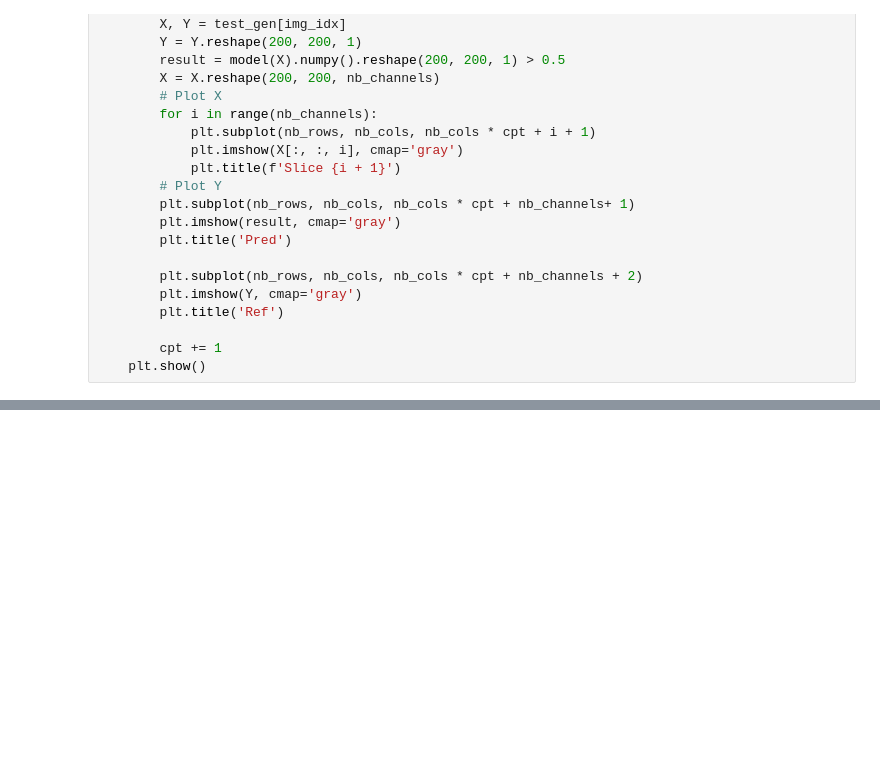
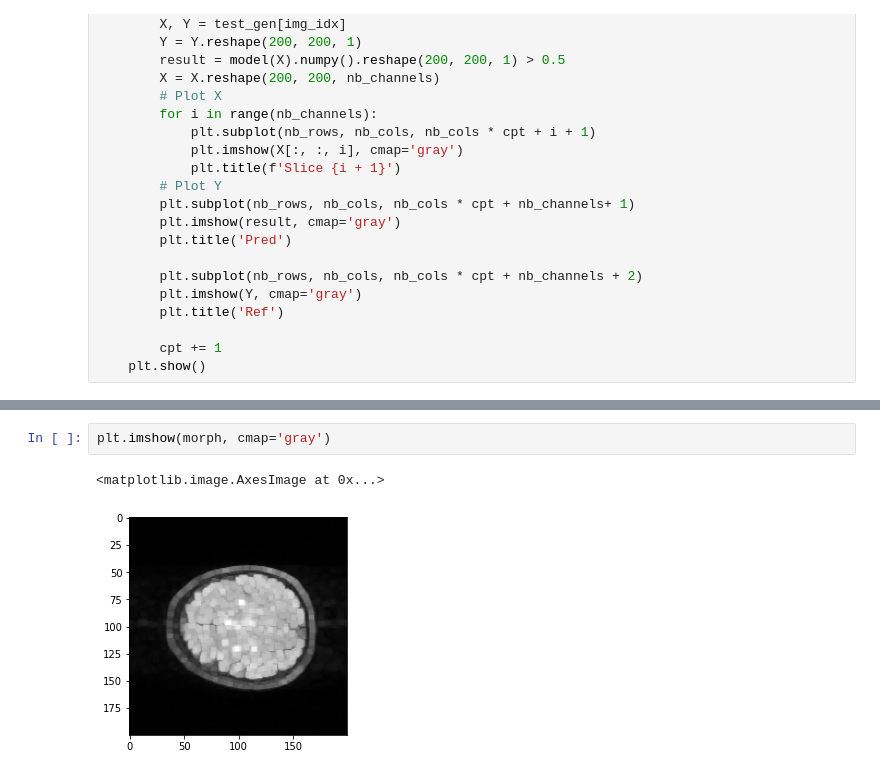
Before and after one commit to davidchen9830/wmh_challenge_segmentation, a Jupyter notebook: models/2d/test_model.ipynb, the cells around one changed output, grey strips where cells are left out. Cells and saved outputs as stored; diff of their text form; blank space fills up the shorter version.

```diff
--- a/models/2d/test_model.ipynb
+++ b/models/2d/test_model.ipynb
@@ -143,0 +174,5 @@ show_results(indices[batch_number * 4: batch_number * 4 + 4])
+# %%
+plt.imshow(morph, cmap='gray')
+# %% [output]
+<matplotlib.image.AxesImage at 0x...>
+[figure, added]
```
Also changed, not shown: parts of 12 cells of this notebook, 2 other files.
